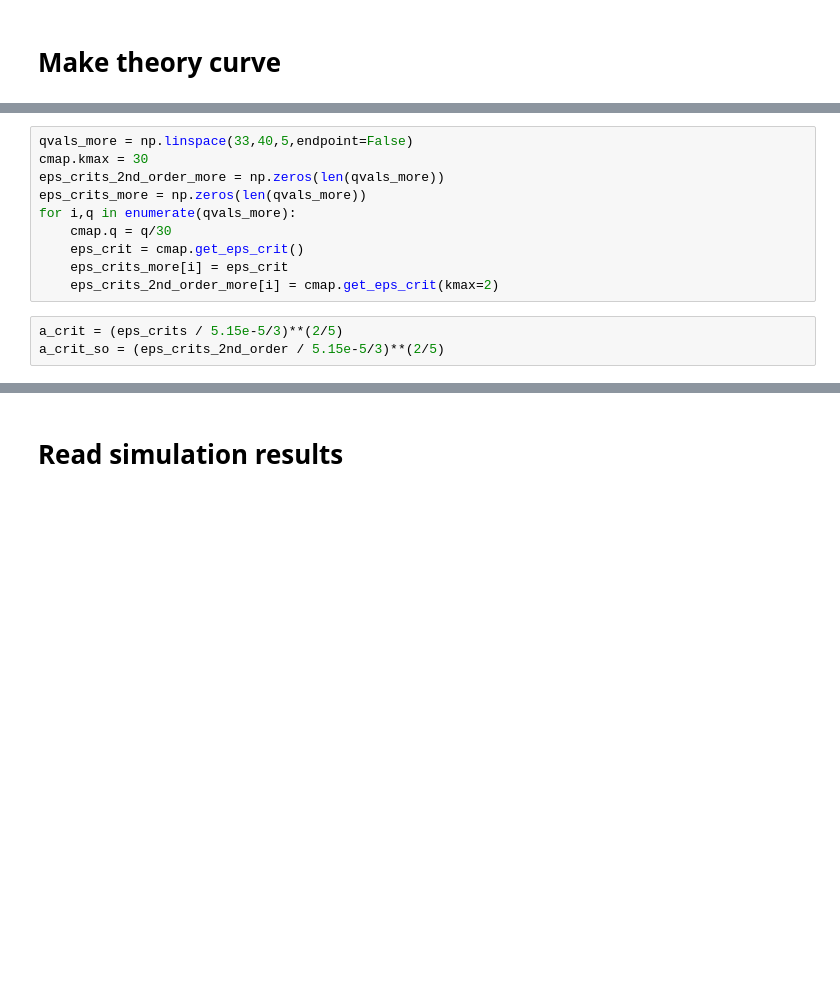
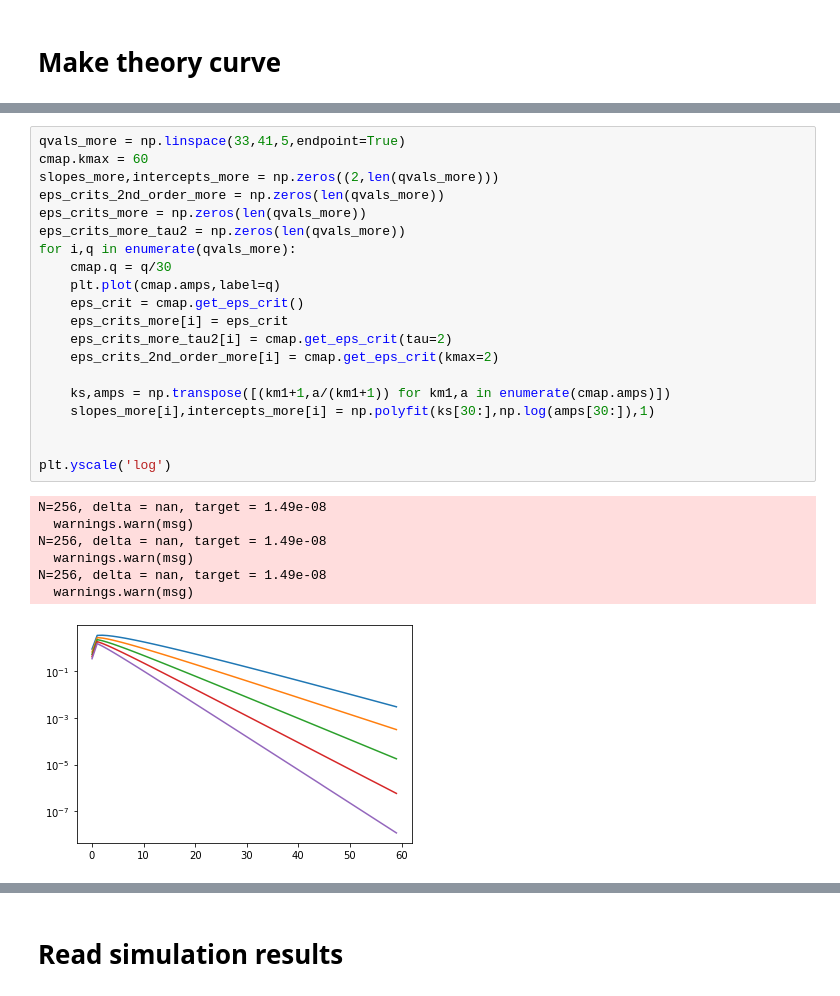
Before and after one commit to shadden/encounter_map_and_instability_timescale, a Jupyter notebook: notebooks/MEGNO_result_Plot.ipynb, the cells around one changed output, grey strips where cells are left out. Drawn from its saved outputs; the diff is of its cells as text; blank space fills up the shorter version.

```diff
--- a/notebooks/MEGNO_result_Plot.ipynb
+++ b/notebooks/MEGNO_result_Plot.ipynb
@@ -119,13 +125,28 @@ for i,q in enumerate(qvals):
 # %%
-qvals_more = np.linspace(33,40,5,endpoint=False)
-cmap.kmax = 30
+qvals_more = np.linspace(33,41,5,endpoint=True)
+cmap.kmax = 60
+slopes_more,intercepts_more = np.zeros((2,len(qvals_more)))
 eps_crits_2nd_order_more = np.zeros(len(qvals_more))
 eps_crits_more = np.zeros(len(qvals_more))
+eps_crits_more_tau2 = np.zeros(len(qvals_more))
 for i,q in enumerate(qvals_more):
     cmap.q = q/30
+    plt.plot(cmap.amps,label=q)
     eps_crit = cmap.get_eps_crit()
     eps_crits_more[i] = eps_crit
+    eps_crits_more_tau2[i] = cmap.get_eps_crit(tau=2)
     eps_crits_2nd_order_more[i] = cmap.get_eps_crit(kmax=2)
+
+    ks,amps = np.transpose([(km1+1,a/(km1+1)) for km1,a in enumerate(cmap.amps)])
+    slopes_more[i],intercepts_more[i] = np.polyfit(ks[30:],np.log(amps[30:]),1)
+
+
+plt.yscale('log')
+# %% [output]
+N=256, delta = nan, target = 1.49e-08
+  warnings.warn(msg)
+N=256, delta = nan, target = 1.49e-08
+  warnings.warn(msg)
+N=256, delta = nan, target = 1.49e-08
+  warnings.warn(msg)
+[figure, added]
-# %%
-a_crit = (eps_crits / 5.15e-5/3)**(2/5)
-a_crit_so = (eps_crits_2nd_order / 5.15e-5/3)**(2/5)
```
Also changed, not shown: parts of 14 cells of this notebook.
